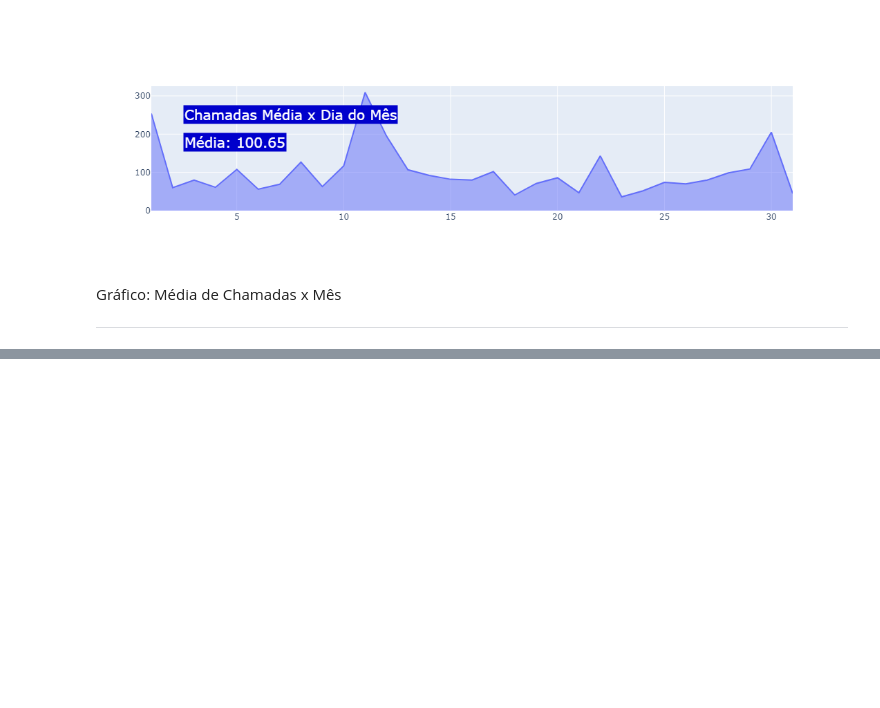
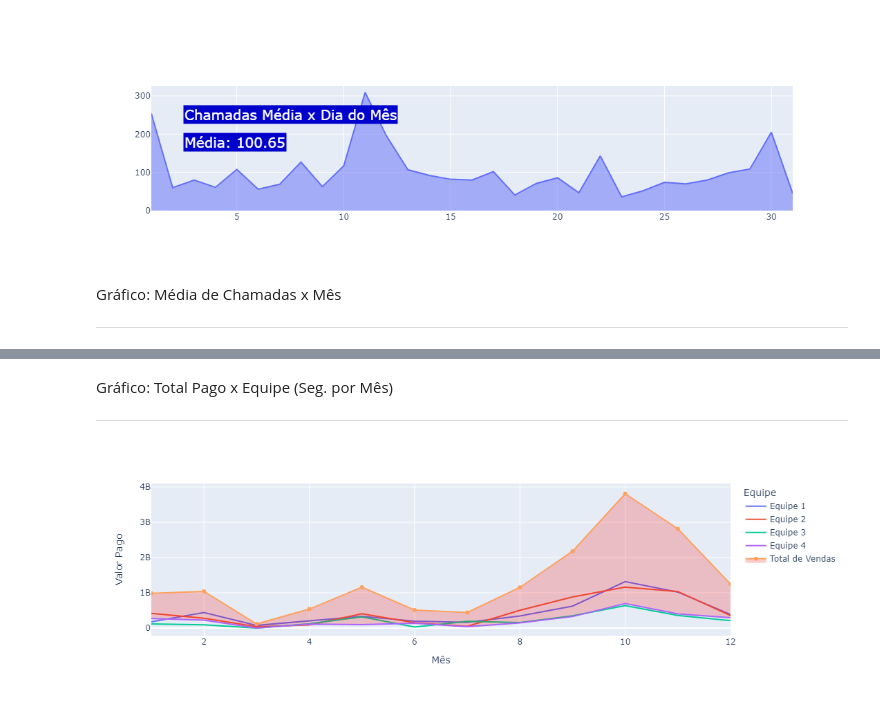
Before and after one commit to fabio-ribeiro-de/DataAnalytics, a Jupyter notebook: 1-call-center-vendas/graficos.ipynb, the cells around one changed output, grey strips where cells are left out. Cells and saved outputs as stored; diff of their text form; code cells hidden in the pictures; blank space fills up the shorter version.

```diff
--- a/1-call-center-vendas/graficos.ipynb
+++ b/1-call-center-vendas/graficos.ipynb
@@ -159,0 +245,28 @@ gpChamadasM = df.groupby('Mês')['Chamadas Realizadas'].sum().reset_index()
+# %% [markdown]
+Gráfico: Total Pago x Equipe (Seg. por Mês)
+_______________________________________
+# %%
+gpValorPgE = df.groupby(['Mês', 'Equipe'])['Valor Pago'].sum().reset_index()
+gpValorPgM = df.groupby('Mês')['Valor Pago'].sum().reset_index()
+
+#Gráfico de linhas, tendo no eixo x o valor pago e, no eixo y, o mês, segregado por legendas, indexada pela coluna 'Equipe'
+grafValorPgM = px.line(
+    gpValorPgE,
+    y = "Valor Pago",
+    x = "Mês",
+    color = "Equipe"
+)
+
+#Ainda no mesmo gráfico iremos adicionar a linha de total de vendas por mês
+grafValorPgM.add_trace(
+    go.Scatter(
+        y = gpValorPgM["Valor Pago"],
+        x = gpValorPgM["Mês"],
+        mode = 'lines+markers',
+        fill = 'tonexty',
+        fillcolor = 'rgba (255,0,0,0.2)',
+        name = 'Total de Vendas'
+    )
+)
+# %% [output]
+[figure, added]
```
Also changed, not shown: parts of 21 cells of this notebook.
